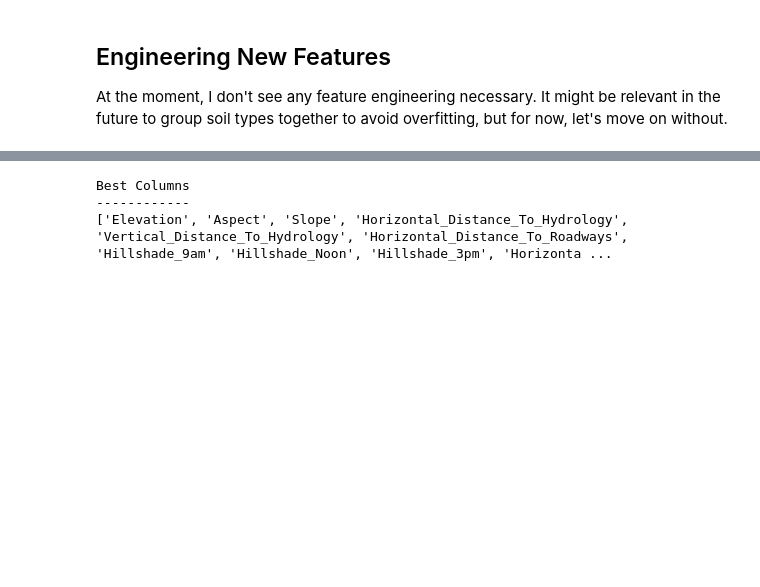
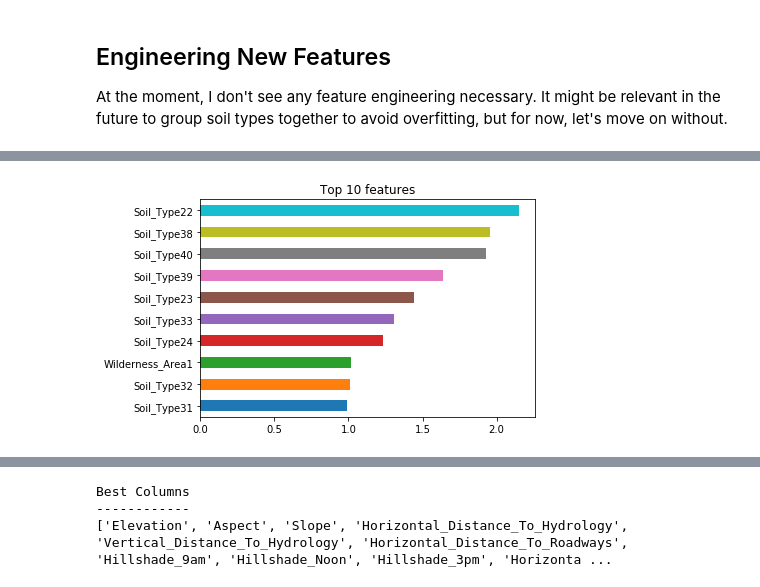
Before and after one commit to biglovisa/women-data-science-projects, a Jupyter notebook: notebooks/forest_cover_type-sophie.ipynb, the cells around one changed output, grey strips where cells are left out. Drawn from its saved outputs; the diff is of its cells as text; code cells hidden in the pictures; blank space fills up the shorter version.

```diff
--- a/notebooks/forest_cover_type-sophie.ipynb
+++ b/notebooks/forest_cover_type-sophie.ipynb
@@ -267,0 +376,8 @@ At the moment, I don't see any feature engineering necessary. It might be releva
+# %%
+# The above plot is hard to read due to the number of features. Let's break it down
+ordered_feature_importance = feature_importance.abs().sort_values()
+ordered_feature_importance[-10:].plot.barh()
+plt.title("Top 10 features")
+plt.show()
+# %% [output]
+[figure, added]
```
Also changed, not shown: parts of 31 cells of this notebook.
